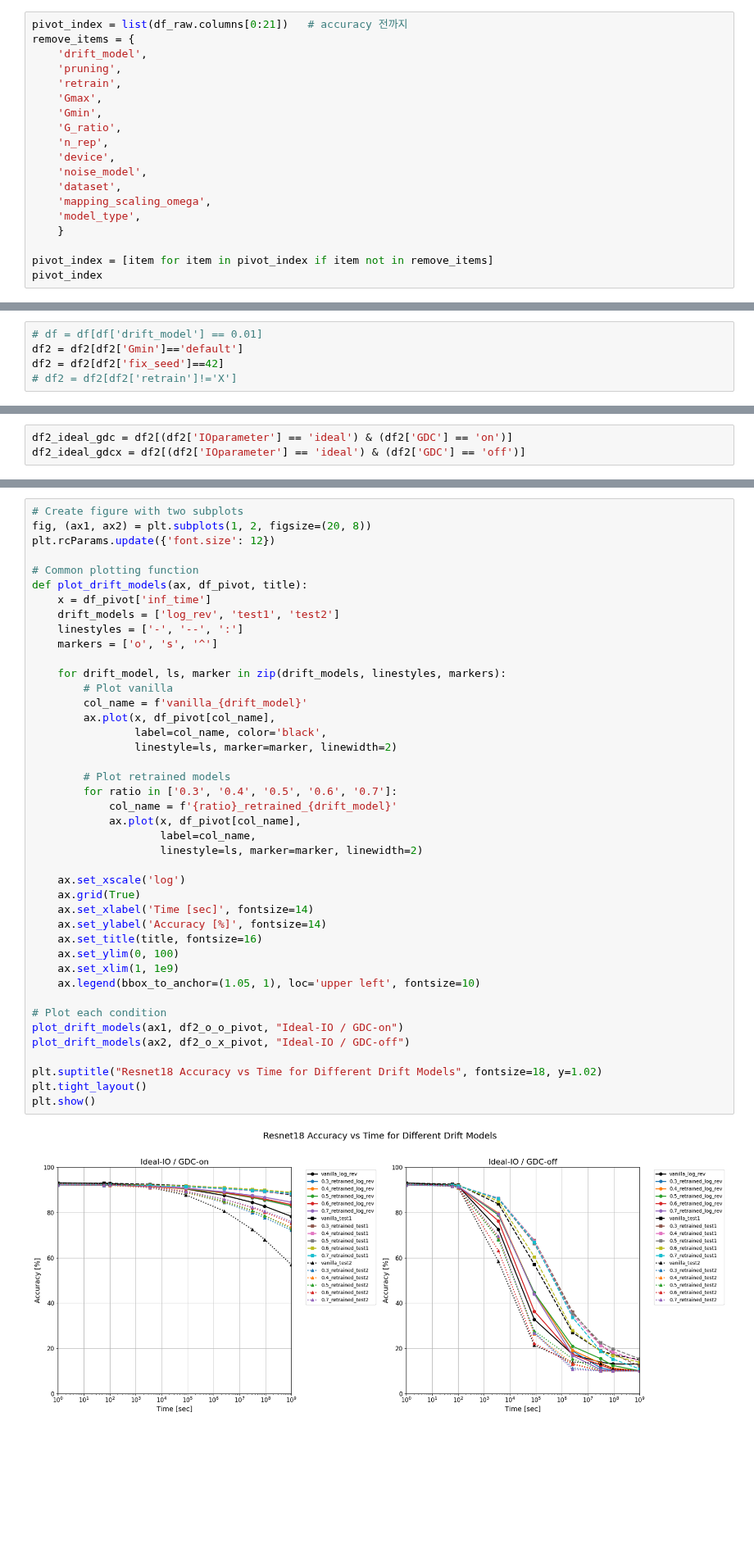
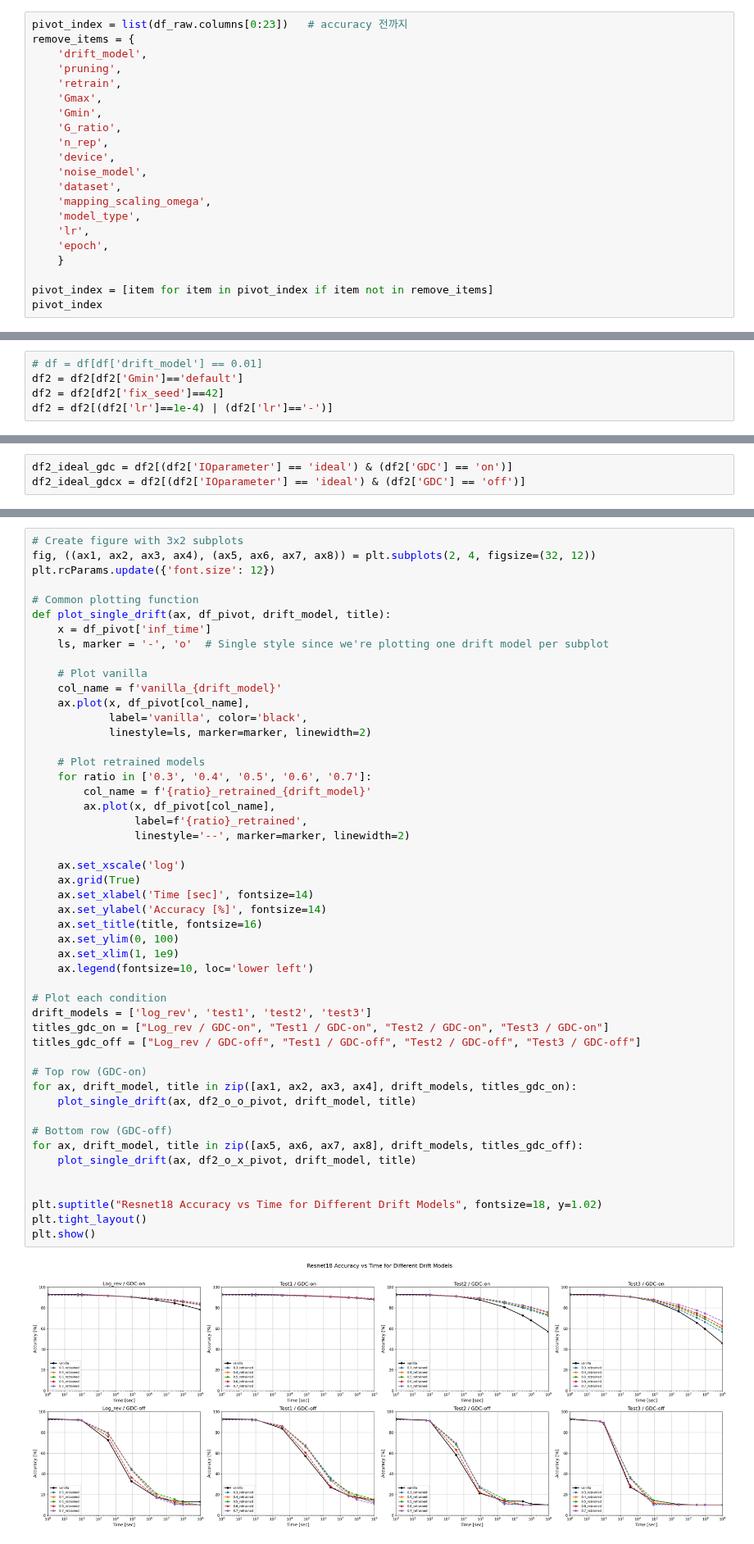
Before and after one commit to PRAM-weight-biasing/PRAM-weight-biasing, a Jupyter notebook: z_data_processing/250319_acc_plot.ipynb, the cells around one changed output, grey strips where cells are left out. Shown at 82% size. Saved outputs shown, nothing was run; the diff lists cells and outputs as text; blank space fills up the shorter version.

```diff
--- a/z_data_processing/250319_acc_plot.ipynb
+++ b/z_data_processing/250319_acc_plot.ipynb
@@ -8,7 +8,7 @@ file_path = './test_results_r1.xlsx'
 df_raw = pd.read_excel(file_path, engine='openpyxl')
 df_raw = df_raw.loc[:, ~df_raw.columns.str.contains("Unnamed:")]
 # %%
-pivot_index = list(df_raw.columns[0:21])   # accuracy 전까지
+pivot_index = list(df_raw.columns[0:23])   # accuracy 전까지
 remove_items = {
     'drift_model',
     'pruning',
@@ -22,6 +22,8 @@ remove_items = {
     'dataset',
     'mapping_scaling_omega',
     'model_type',
+    'lr',
+    'epoch',
     }
 
 pivot_index = [item for item in pivot_index if item not in remove_items]
@@ -311,7 +313,7 @@ df2 = df_raw.copy()
 # df = df[df['drift_model'] == 0.01]
 df2 = df2[df2['Gmin']=='default']
 df2 = df2[df2['fix_seed']==42]
-# df2 = df2[df2['retrain']!='X']
+df2 = df2[(df2['lr']==1e-4) | (df2['lr']=='-')]
 # %%
 df2['drift_model'].unique()
 # %% [output]
@@ -382,44 +393,51 @@ plt.show()
 # %%
-# Create figure with two subplots
-fig, (ax1, ax2) = plt.subplots(1, 2, figsize=(20, 8))
+# Create figure with 3x2 subplots
+fig, ((ax1, ax2, ax3, ax4), (ax5, ax6, ax7, ax8)) = plt.subplots(2, 4, figsize=(32, 12))
 plt.rcParams.update({'font.size': 12})
 
 # Common plotting function
-def plot_drift_models(ax, df_pivot, title):
+def plot_single_drift(ax, df_pivot, drift_model, title):
     x = df_pivot['inf_time']
-    drift_models = ['log_rev', 'test1', 'test2']
-    linestyles = ['-', '--', ':']
-    markers = ['o', 's', '^']
+    ls, marker = '-', 'o'  # Single style since we're plotting one drift model per subplot
 
-    for drift_model, ls, marker in zip(drift_models, linestyles, markers):
-        # Plot vanilla
-        col_name = f'vanilla_{drift_model}'
+    # Plot vanilla
+    col_name = f'vanilla_{drift_model}'
+    ax.plot(x, df_pivot[col_name],
+            label='vanilla', color='black',
+            linestyle=ls, marker=marker, linewidth=2)
+
+    # Plot retrained models
+    for ratio in ['0.3', '0.4', '0.5', '0.6', '0.7']:
+        col_name = f'{ratio}_retrained_{drift_model}'
         ax.plot(x, df_pivot[col_name],
-                label=col_name, color='black',
-                linestyle=ls, marker=marker, linewidth=2)
-
-        # Plot retrained models
-        for ratio in ['0.3', '0.4', '0.5', '0.6', '0.7']:
-            col_name = f'{ratio}_retrained_{drift_model}'
-            ax.plot(x, df_pivot[col_name],
-                    label=col_name,
-                    linestyle=ls, marker=marker, linewidth=2)
+                label=f'{ratio}_retrained',
+                linestyle='--', marker=marker, linewidth=2)
 
     ax.set_xscale('log')
     ax.grid(True)
     ax.set_xlabel('Time [sec]', fontsize=14)
     ax.set_ylabel('Accuracy [%]', fontsize=14)
     ax.set_title(title, fontsize=16)
     ax.set_ylim(0, 100)
     ax.set_xlim(1, 1e9)
-    ax.legend(bbox_to_anchor=(1.05, 1), loc='upper left', fontsize=10)
+    ax.legend(fontsize=10, loc='lower left')
 
 # Plot each condition
-plot_drift_models(ax1, df2_o_o_pivot, "Ideal-IO / GDC-on")
-plot_drift_models(ax2, df2_o_x_pivot, "Ideal-IO / GDC-off")
+drift_models = ['log_rev', 'test1', 'test2', 'test3']
+titles_gdc_on = ["Log_rev / GDC-on", "Test1 / GDC-on", "Test2 / GDC-on", "Test3 / GDC-on"]
+titles_gdc_off = ["Log_rev / GDC-off", "Test1 / GDC-off", "Test2 / GDC-off", "Test3 / GDC-off"]
+
+# Top row (GDC-on)
+for ax, drift_model, title in zip([ax1, ax2, ax3, ax4], drift_models, titles_gdc_on):
+    plot_single_drift(ax, df2_o_o_pivot, drift_model, title)
+
+# Bottom row (GDC-off)
+for ax, drift_model, title in zip([ax5, ax6, ax7, ax8], drift_models, titles_gdc_off):
+    plot_single_drift(ax, df2_o_x_pivot, drift_model, title)
+
 
 plt.suptitle("Resnet18 Accuracy vs Time for Different Drift Models", fontsize=18, y=1.02)
 plt.tight_layout()
 plt.show()
 # %% [output]
-[figure, old version]
+[figure, new version]
```
Also changed, not shown: parts of 5 cells of this notebook, 4 other files.
